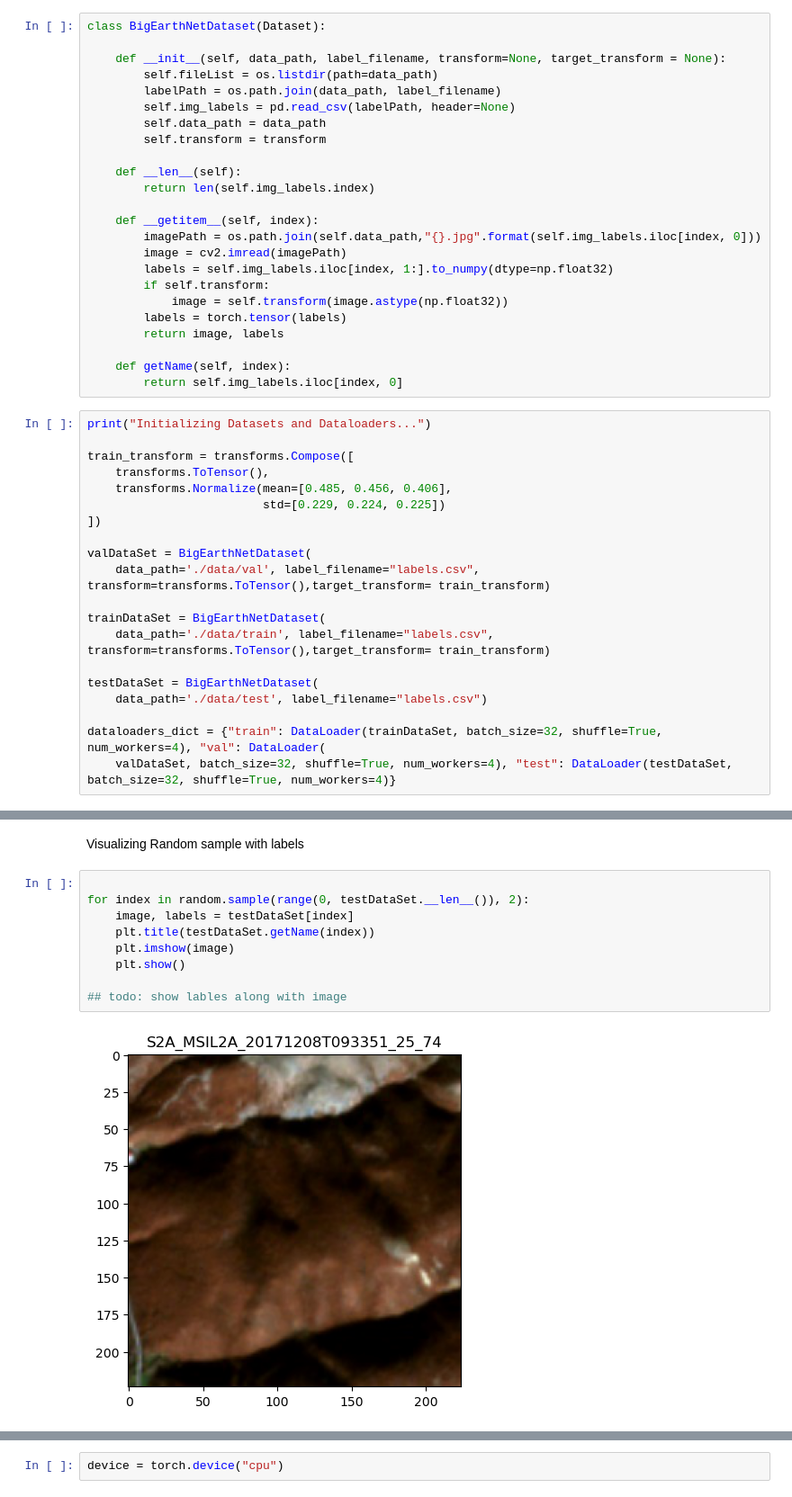
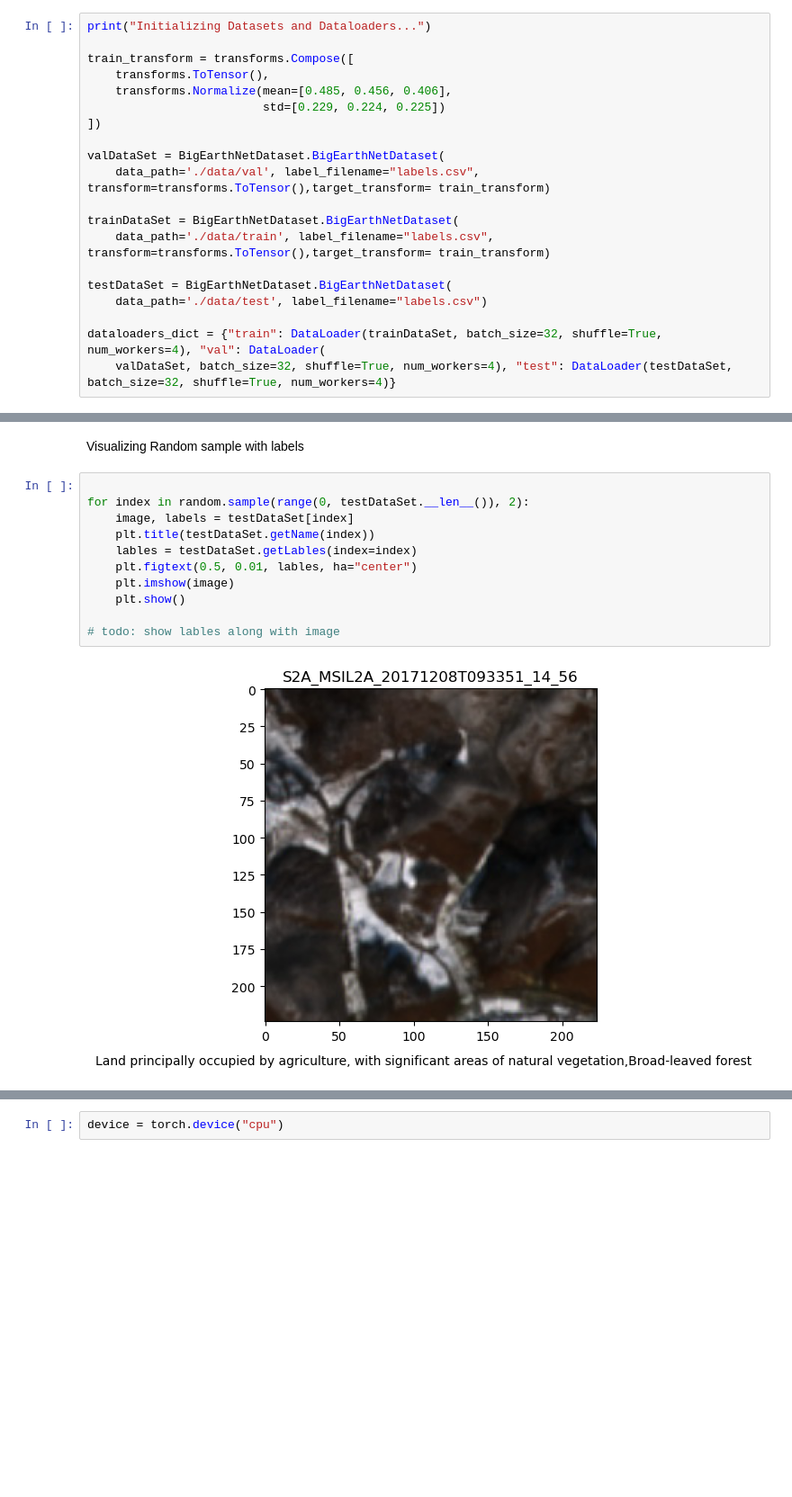
Before and after one commit to 0jaspreetsingh/LandCoverClassifierWithPytorch, a Jupyter notebook: LandCoverClassifier.ipynb, the cells around one changed output, grey strips where cells are left out. Shown: that part at 90% size. Drawn from its saved outputs; the diff is of its cells as text; blank space fills up the shorter version.

```diff
--- a/LandCoverClassifier.ipynb
+++ b/LandCoverClassifier.ipynb
@@ -120,29 +97,5 @@ plt.show()
 # %% [markdown]
 Creating Dataset and Dataloader class for training
-# %%
-class BigEarthNetDataset(Dataset):
-
-    def __init__(self, data_path, label_filename, transform=None, target_transform = None):
-        self.fileList = os.listdir(path=data_path)
-        labelPath = os.path.join(data_path, label_filename)
-        self.img_labels = pd.read_csv(labelPath, header=None)
-        self.data_path = data_path
-        self.transform = transform
-
-    def __len__(self):
-        return len(self.img_labels.index)
-
-    def __getitem__(self, index):
-        imagePath = os.path.join(self.data_path,"{}.jpg".format(self.img_labels.iloc[index, 0]))
-        image = cv2.imread(imagePath)
-        labels = self.img_labels.iloc[index, 1:].to_numpy(dtype=np.float32)
-        if self.transform:
-            image = self.transform(image.astype(np.float32))
-        labels = torch.tensor(labels)
-        return image, labels
-
-    def getName(self, index):
-        return self.img_labels.iloc[index, 0]
 # %%
 print("Initializing Datasets and Dataloaders...")
 
@@ -152,13 +105,13 @@ train_transform = transforms.Compose([
                          std=[0.229, 0.224, 0.225])
 ])
 
-valDataSet = BigEarthNetDataset(
+valDataSet = BigEarthNetDataset.BigEarthNetDataset(
     data_path='./data/val', label_filename="labels.csv", transform=transforms.ToTensor(),target_transform= train_transform)
 
-trainDataSet = BigEarthNetDataset(
+trainDataSet = BigEarthNetDataset.BigEarthNetDataset(
     data_path='./data/train', label_filename="labels.csv", transform=transforms.ToTensor(),target_transform= train_transform)
 
-testDataSet = BigEarthNetDataset(
+testDataSet = BigEarthNetDataset.BigEarthNetDataset(
     data_path='./data/test', label_filename="labels.csv")
 
 dataloaders_dict = {"train": DataLoader(trainDataSet, batch_size=32, shuffle=True, num_workers=4), "val": DataLoader(
@@ -170,11 +123,13 @@ Visualizing Random sample with labels
 # %%
 
 for index in random.sample(range(0, testDataSet.__len__()), 2):
     image, labels = testDataSet[index]
     plt.title(testDataSet.getName(index))
+    lables = testDataSet.getLables(index=index)
+    plt.figtext(0.5, 0.01, lables, ha="center")
     plt.imshow(image)
     plt.show()
 
-## todo: show lables along with image
+# todo: show lables along with image
 # %% [output]
-[figure, old version]
+[figure, new version]
```
Also changed, not shown: parts of 12 cells of this notebook, 8 other files.
